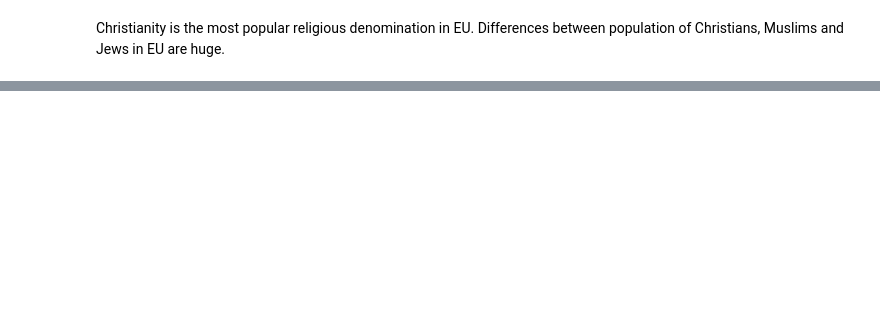
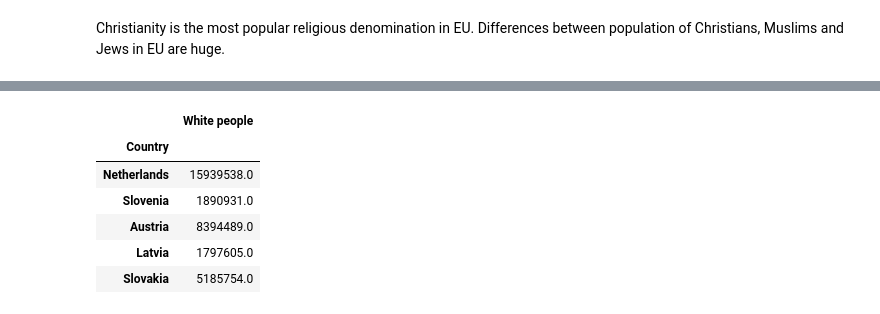
Before and after one commit to joanna-janos/MigrationSimulationInEU, a Jupyter notebook: data_analysis.ipynb, the cells around one changed output, grey strips where cells are left out. Saved outputs shown, nothing was run; the diff lists cells and outputs as text; code cells hidden in the pictures; blank space fills up the shorter version.

```diff
--- a/data_analysis.ipynb
+++ b/data_analysis.ipynb
@@ -547,0 +606,10 @@ Christianity is the most popular religious denomination in EU. Differences betwe
+# %%
+df_white_people.sample(5)
+# %% [output]
+|  | White people |
+| Country |  |
+| Netherlands | 15939538.0 |
+| Slovenia | 1890931.0 |
+| Austria | 8394489.0 |
+| Latvia | 1797605.0 |
+| Slovakia | 5185754.0 |
```
Also changed, not shown: parts of 28 cells of this notebook, 1 other file.
